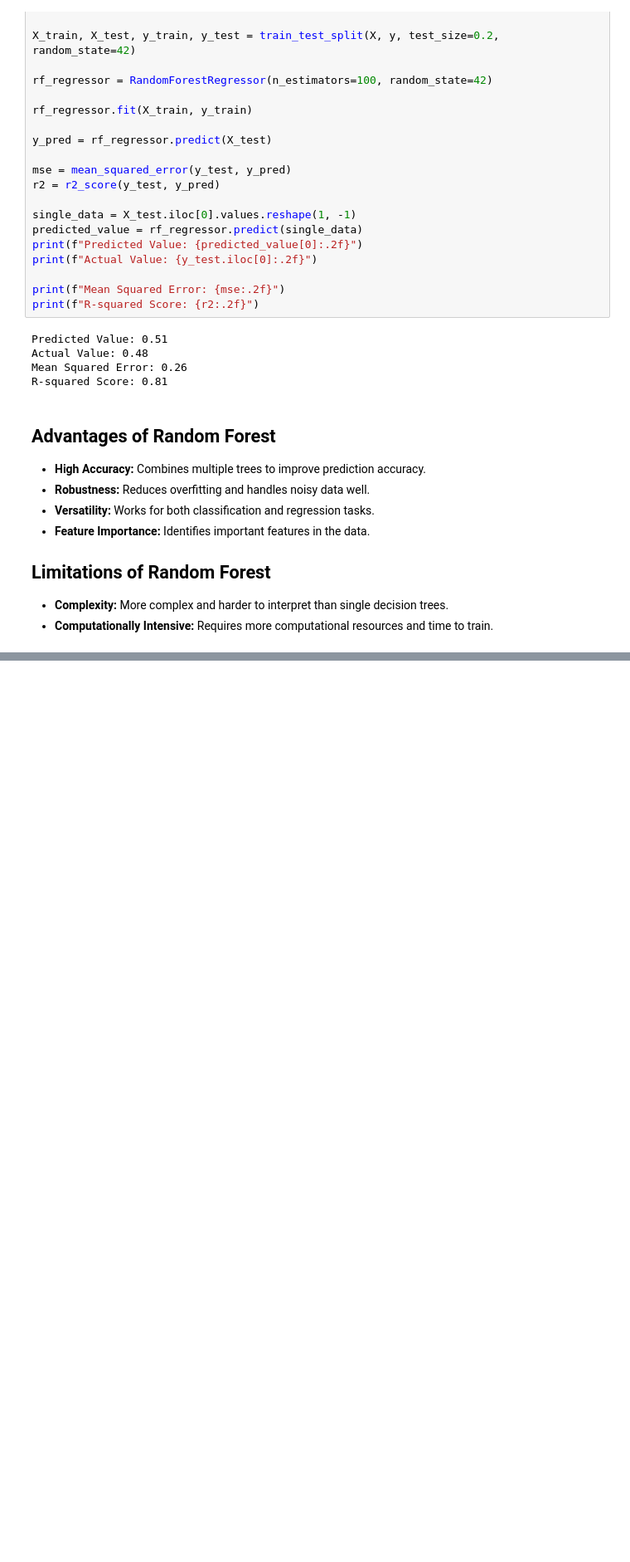
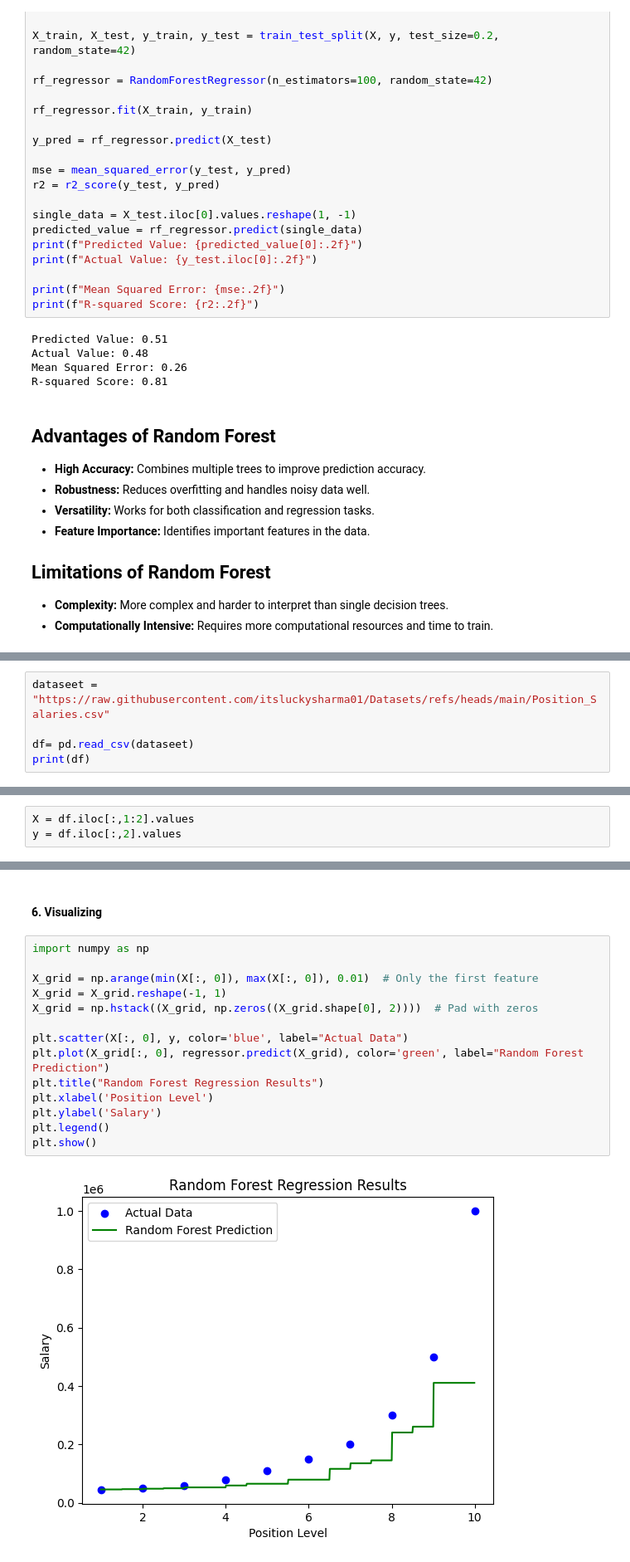
Before and after one commit to itsluckysharma01/Python-from-START, a Jupyter notebook: G08_Random_Forest_i_Machine_Learning.ipynb, the cells around one changed output, grey strips where cells are left out. Shown at 83% size. Cells and saved outputs as stored; diff of their text form; blank space fills up the shorter version.

```diff
--- a/G08_Random_Forest_i_Machine_Learning.ipynb
+++ b/G08_Random_Forest_i_Machine_Learning.ipynb
@@ -158,0 +313,5 @@ R-squared Score: 0.81
+# %%
+dataseet = "https://raw.githubusercontent.com/itsluckysharma01/Datasets/refs/heads/main/Position_Salaries.csv"
+
+df= pd.read_csv(dataseet)
+print(df)
@@ -158,0 +349,3 @@ R-squared Score: 0.81
+# %%
+X = df.iloc[:,1:2].values
+y = df.iloc[:,2].values
@@ -158,0 +381,18 @@ R-squared Score: 0.81
+# %% [markdown]
+#### 6. Visualizing
+# %%
+import numpy as np
+
+X_grid = np.arange(min(X[:, 0]), max(X[:, 0]), 0.01)  # Only the first feature
+X_grid = X_grid.reshape(-1, 1)
+X_grid = np.hstack((X_grid, np.zeros((X_grid.shape[0], 2))))  # Pad with zeros
+
+plt.scatter(X[:, 0], y, color='blue', label="Actual Data")
+plt.plot(X_grid[:, 0], regressor.predict(X_grid), color='green', label="Random Forest Prediction")
+plt.title("Random Forest Regression Results")
+plt.xlabel('Position Level')
+plt.ylabel('Salary')
+plt.legend()
+plt.show()
+# %% [output]
+[figure, added]
```
Also changed, not shown: parts of 37 cells of this notebook, 1 other file.
